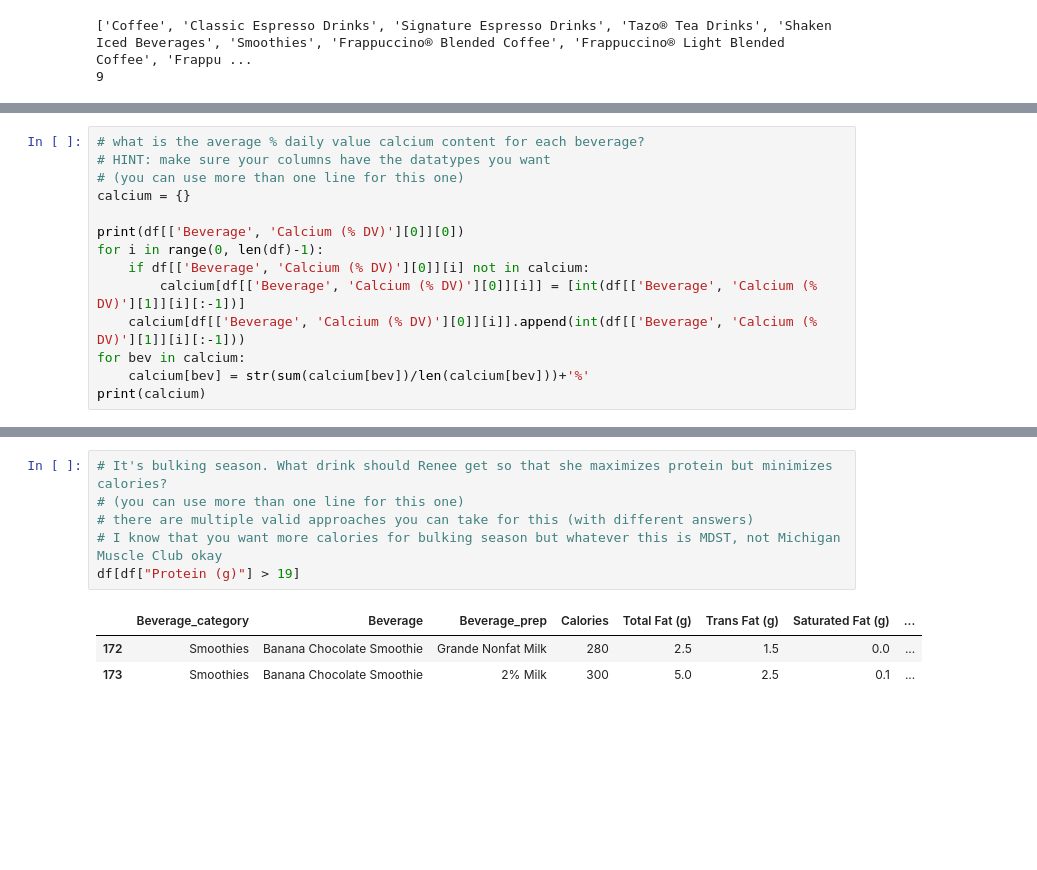
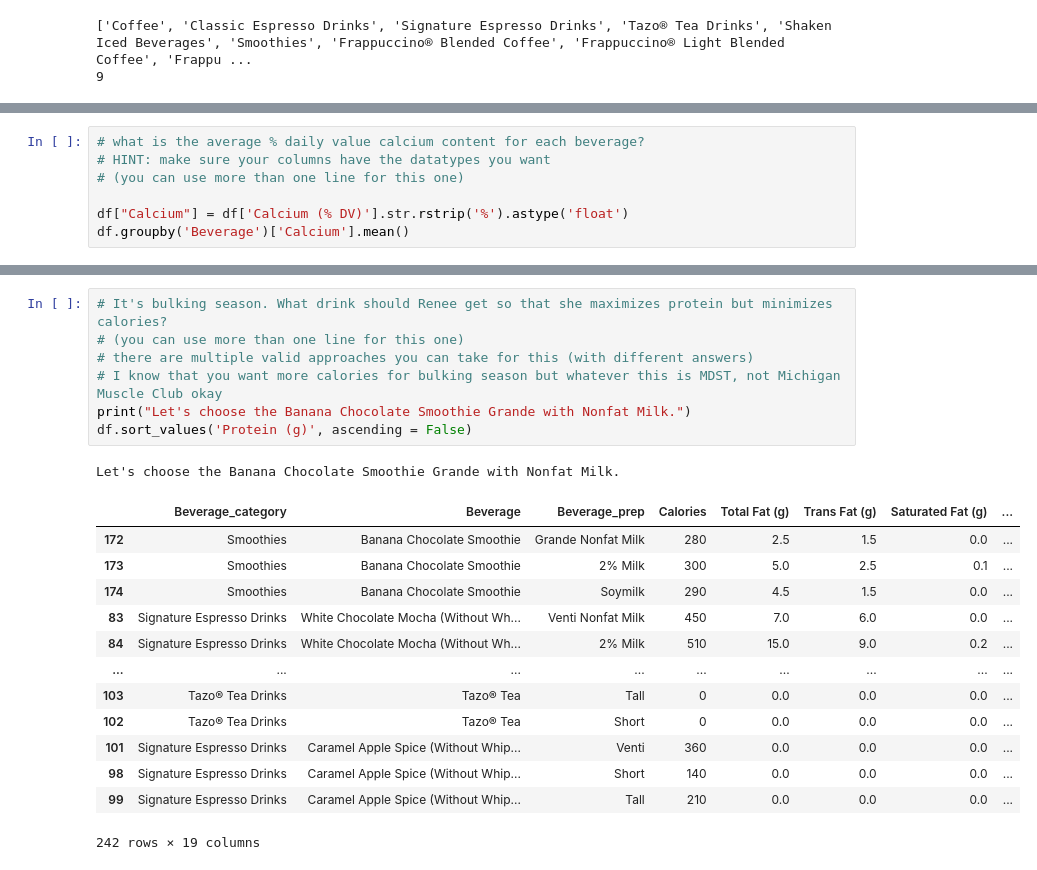
Before and after one commit to mjrosenz/mdst_tutorials, a Jupyter notebook: Tutorial2/Numpy and Pandas.ipynb, the cells around one changed output, grey strips where cells are left out. Drawn from its saved outputs; the diff is of its cells as text; blank space fills up the shorter version.

```diff
--- a/Tutorial2/Numpy and Pandas.ipynb
+++ b/Tutorial2/Numpy and Pandas.ipynb
@@ -765,14 +777,7 @@ The beverage preparation that includes the most sugar on average is Whole Milk w
 # what is the average % daily value calcium content for each beverage?
 # HINT: make sure your columns have the datatypes you want
 # (you can use more than one line for this one)
-calcium = {}
 
-print(df[['Beverage', 'Calcium (% DV)'][0]][0])
-for i in range(0, len(df)-1):
-    if df[['Beverage', 'Calcium (% DV)'][0]][i] not in calcium:
-        calcium[df[['Beverage', 'Calcium (% DV)'][0]][i]] = [int(df[['Beverage', 'Calcium (% DV)'][1]][i][:-1])]
-    calcium[df[['Beverage', 'Calcium (% DV)'][0]][i]].append(int(df[['Beverage', 'Calcium (% DV)'][1]][i][:-1]))
-for bev in calcium:
-    calcium[bev] = str(sum(calcium[bev])/len(calcium[bev]))+'%'
-print(calcium)
+df["Calcium"] = df['Calcium (% DV)'].str.rstrip('%').astype('float')
+df.groupby('Beverage')['Calcium'].mean()
 # %% [output]
@@ -781,13 +801,25 @@ Brewed Coffee
 # %%
 # It's bulking season. What drink should Renee get so that she maximizes protein but minimizes calories?
 # (you can use more than one line for this one)
 # there are multiple valid approaches you can take for this (with different answers)
 # I know that you want more calories for bulking season but whatever this is MDST, not Michigan Muscle Club okay
-df[df["Protein (g)"] > 19]
+print("Let's choose the Banana Chocolate Smoothie Grande with Nonfat Milk.")
+df.sort_values('Protein (g)', ascending = False)
 # %% [output]
+Let's choose the Banana Chocolate Smoothie Grande with Nonfat Milk.
 |  | Beverage_category | Beverage | Beverage_prep | Calories | Total Fat (g) | Trans Fat (g) | Saturated Fat (g) | ... |
 | 172 | Smoothies | Banana Chocolate Smoothie | Grande Nonfat Milk | 280 | 2.5 | 1.5 | 0.0 | ... |
 | 173 | Smoothies | Banana Chocolate Smoothie | 2% Milk | 300 | 5.0 | 2.5 | 0.1 | ... |
+| 174 | Smoothies | Banana Chocolate Smoothie | Soymilk | 290 | 4.5 | 1.5 | 0.0 | ... |
+| 83 | Signature Espresso Drinks | White Chocolate Mocha (Without Wh... | Venti Nonfat Milk | 450 | 7.0 | 6.0 | 0.0 | ... |
+| 84 | Signature Espresso Drinks | White Chocolate Mocha (Without Wh... | 2% Milk | 510 | 15.0 | 9.0 | 0.2 | ... |
+| ... | ... | ... | ... | ... | ... | ... | ... | ... |
+| 103 | Tazo® Tea Drinks | Tazo® Tea | Tall | 0 | 0.0 | 0.0 | 0.0 | ... |
+| 102 | Tazo® Tea Drinks | Tazo® Tea | Short | 0 | 0.0 | 0.0 | 0.0 | ... |
+| 101 | Signature Espresso Drinks | Caramel Apple Spice (Without Whip... | Venti | 360 | 0.0 | 0.0 | 0.0 | ... |
+| 98 | Signature Espresso Drinks | Caramel Apple Spice (Without Whip... | Short | 140 | 0.0 | 0.0 | 0.0 | ... |
+| 99 | Signature Espresso Drinks | Caramel Apple Spice (Without Whip... | Tall | 210 | 0.0 | 0.0 | 0.0 | ... |
+242 rows × 19 columns
 # %%
 # plot the distribution of the number of calories in drinks using matplotlib
 df.groupby("Beverage")["Calories"].hist()
```
Also changed, not shown: parts of 20 cells of this notebook.
